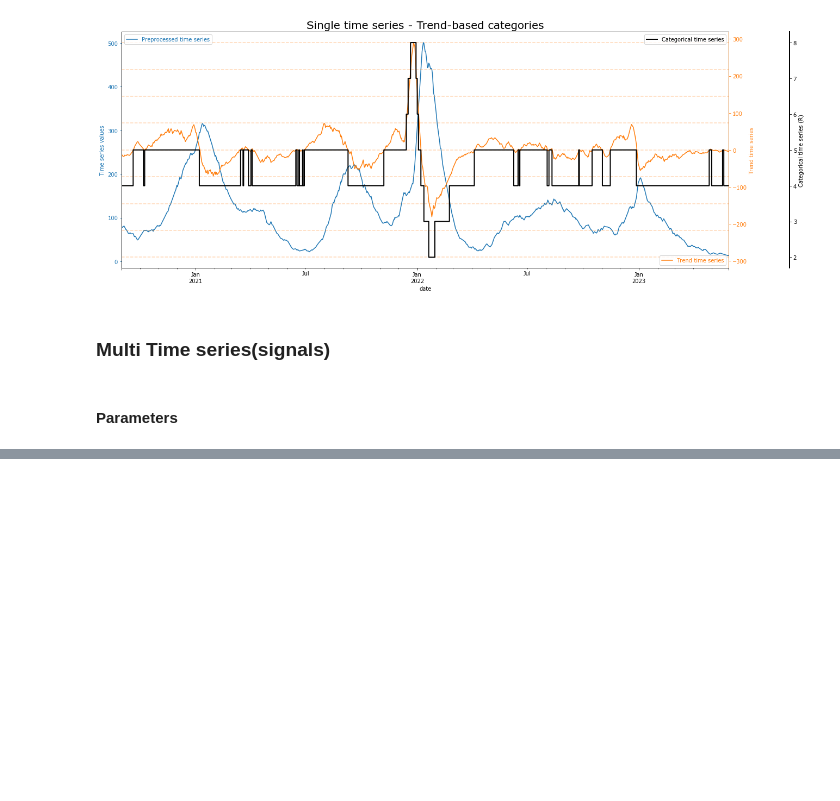
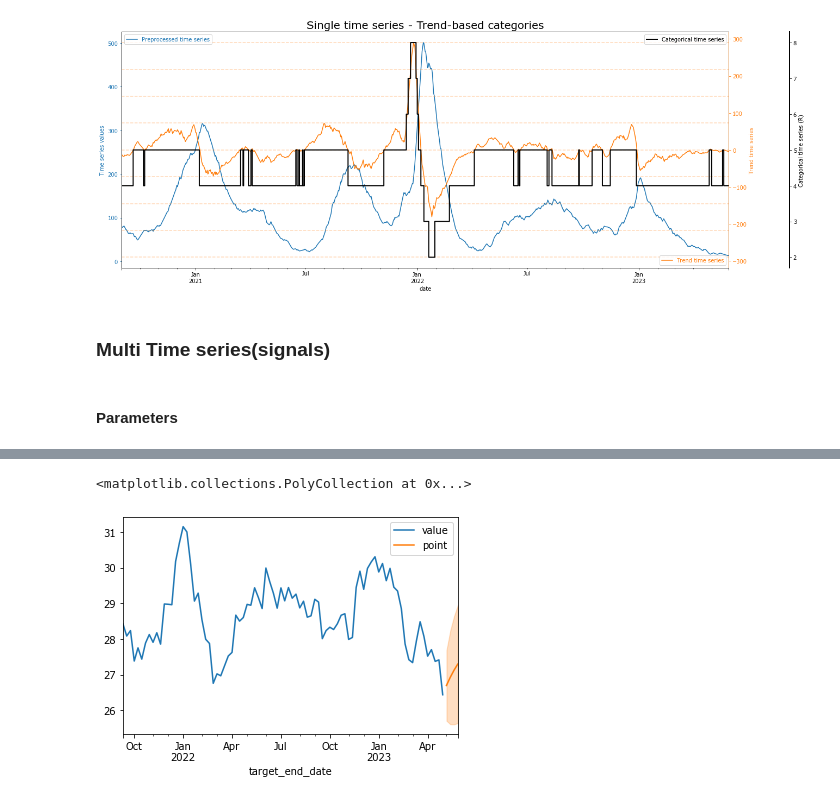
Before and after one commit to NSSAC/PEpiTA, a Jupyter notebook: workflow_notebook.ipynb, the cells around one changed output, grey strips where cells are left out. Saved outputs shown, nothing was run; the diff lists cells and outputs as text; code cells hidden in the pictures; blank space fills up the shorter version.

```diff
--- a/workflow_notebook.ipynb
+++ b/workflow_notebook.ipynb
@@ -243,8 +216,11 @@ forecast.fcast_example()
 # %%
-# qfct, _ = forecast.ARIMA_func(input_ts[input_ts['date']<=pd.Timestamp('2023-02-01')])
-# qfct.drop_duplicates(['target_end_date'],inplace=True)
+qfct, cat_fct, _ = forecast.ARIMA_func(input_ts[input_ts['date']<=pd.Timestamp('2023-05-01')])
+qfct.drop_duplicates(['target_end_date'],inplace=True)
 
-# input_ts.plot(x='date',y='value')
-# ax = plt.gca()
-# qfct.plot(x='target_end_date',y='point',ax=ax)
-# ax.fill_between(qfct['target_end_date'].values,qfct['fct_lb'].values,qfct['fct_ub'].values,color='C1',alpha=0.25)
+input_ts.plot(x='date',y='value')
+ax = plt.gca()
+qfct.plot(x='target_end_date',y='point',ax=ax)
+ax.fill_between(qfct['target_end_date'].values,qfct['fct_lb'].values,qfct['fct_ub'].values,color='C1',alpha=0.25)
+# %% [output]
+<matplotlib.collections.PolyCollection at 0x...>
+[figure, added]
```
Also changed, not shown: parts of 10 cells of this notebook, 2 other files.
